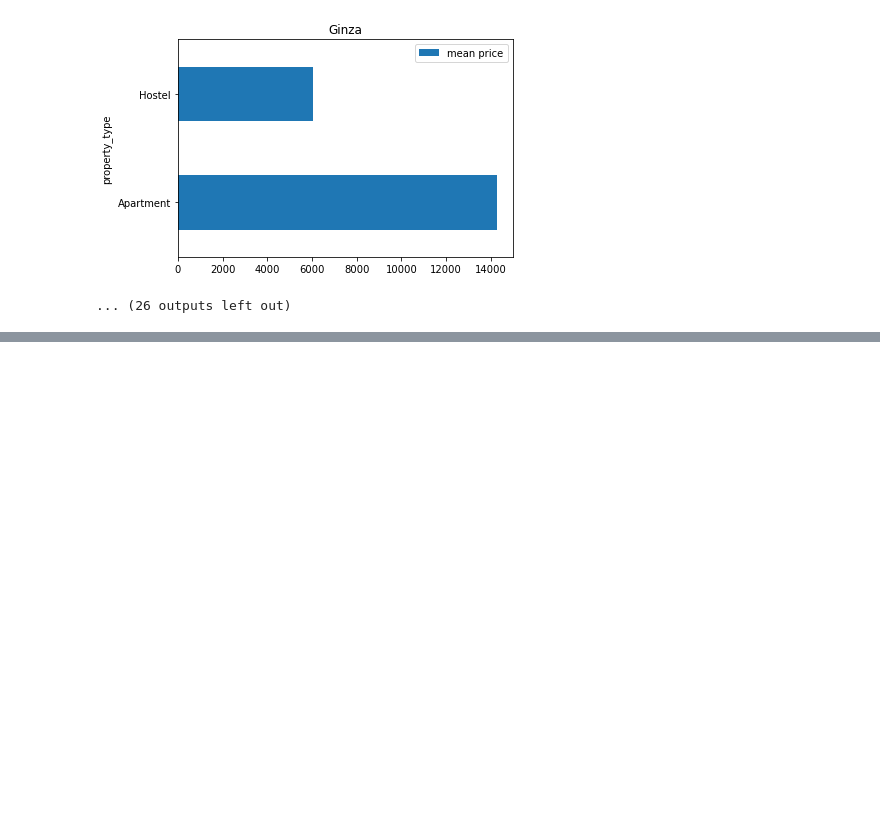
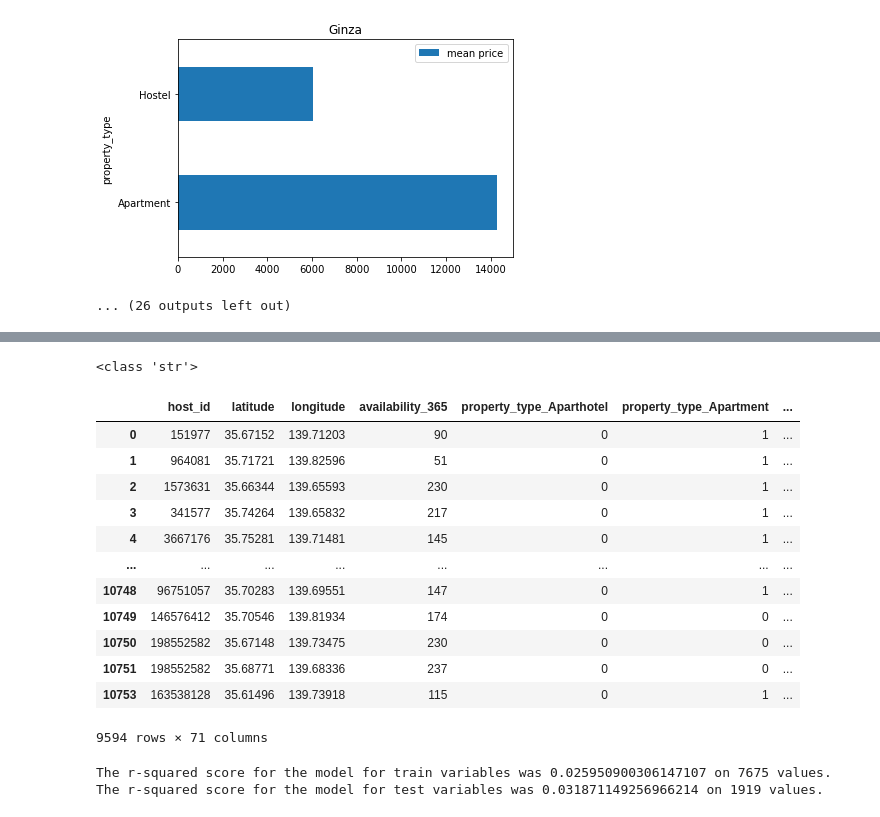
Before and after one commit to MrYelameli/airbnb_tokyo, a Jupyter notebook: main.ipynb, the cells around one changed output, grey strips where cells are left out. Cells and saved outputs as stored; diff of their text form; code cells hidden in the pictures; blank space fills up the shorter version.

Commit message:
price_prediction

```diff
--- a/main.ipynb
+++ b/main.ipynb
@@ -103,0 +161,8 @@ for group_name, _ in t:
+# %%
+clean_nulls = df[['host_id', 'latitude', 'longitude','property_type','bed_type','availability_365','neighbourhood','price']].dropna()
+x = clean_nulls[['host_id', 'latitude', 'longitude','property_type','bed_type','availability_365','neighbourhood']]
+y = clean_nulls['price']
+y = y.str.replace('$','')
+y = y.str.replace(',','')
+y = y.apply(pd.to_numeric)
+y
@@ -103,0 +182,29 @@ for group_name, _ in t:
+# %%
+print(type(y[1]))
+# %% [output]
+<class 'str'>
+# %%
+#Encoding categorical features
+cat_cols = ['property_type', 'bed_type','neighbourhood']
+x = x.copy()
+for col in  cat_cols:
+        try:
+            # for each cat add dummy var, drop original column
+            x = pd.concat([x.drop(col, axis=1), pd.get_dummies(x[col], prefix=col, prefix_sep='_')], axis=1)
+        except:
+            continue
+x
+# %% [output]
+|  | host_id | latitude | longitude | availability_365 | property_type_Aparthotel | property_type_Apartment | ... |
+| 0 | 151977 | 35.67152 | 139.71203 | 90 | 0 | 1 | ... |
+| 1 | 964081 | 35.71721 | 139.82596 | 51 | 0 | 1 | ... |
+| 2 | 1573631 | 35.66344 | 139.65593 | 230 | 0 | 1 | ... |
+| 3 | 341577 | 35.74264 | 139.65832 | 217 | 0 | 1 | ... |
+| 4 | 3667176 | 35.75281 | 139.71481 | 145 | 0 | 1 | ... |
+| ... | ... | ... | ... | ... | ... | ... | ... |
+| 10748 | 96751057 | 35.70283 | 139.69551 | 147 | 0 | 1 | ... |
+| 10749 | 146576412 | 35.70546 | 139.81934 | 174 | 0 | 0 | ... |
+| 10750 | 198552582 | 35.67148 | 139.73475 | 230 | 0 | 0 | ... |
+| 10751 | 198552582 | 35.68771 | 139.68336 | 237 | 0 | 0 | ... |
+| 10753 | 163538128 | 35.61496 | 139.73918 | 115 | 0 | 1 | ... |
+9594 rows × 71 columns
@@ -103,0 +226,6 @@ for group_name, _ in t:
+# %%
+print("The r-squared score for the model for train variables was {} on {} values.".format(r2_score(y_train, y_train_preds), len(y_train)))
+print("The r-squared score for the model for test variables was {} on {} values.".format(r2_score(y_test, y_test_preds), len(y_test)))
+# %% [output]
+The r-squared score for the model for train variables was 0.025950900306147107 on 7675 values.
+The r-squared score for the model for test variables was 0.031871149256966214 on 1919 values.
```
Also changed, not shown: parts of 8 cells of this notebook.
